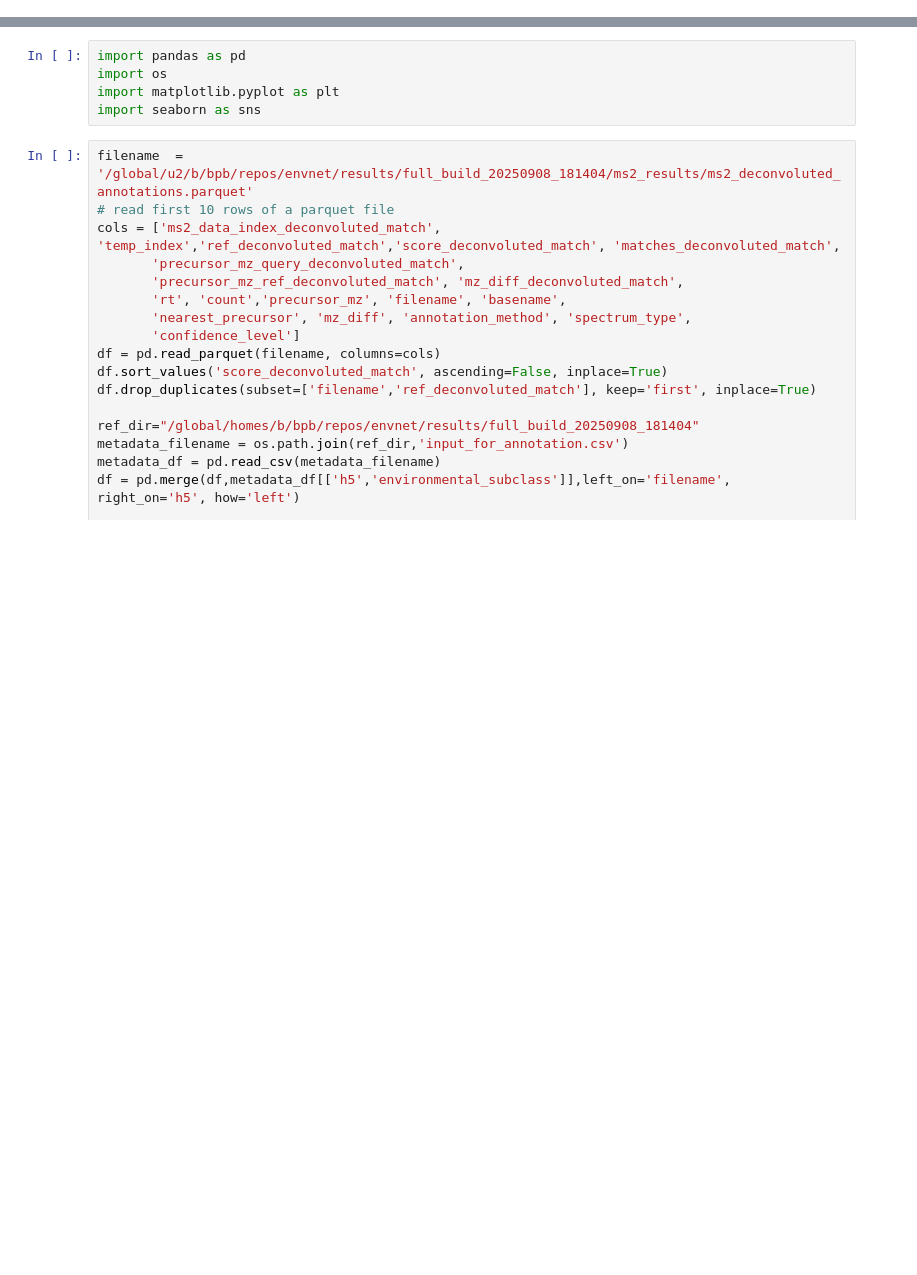
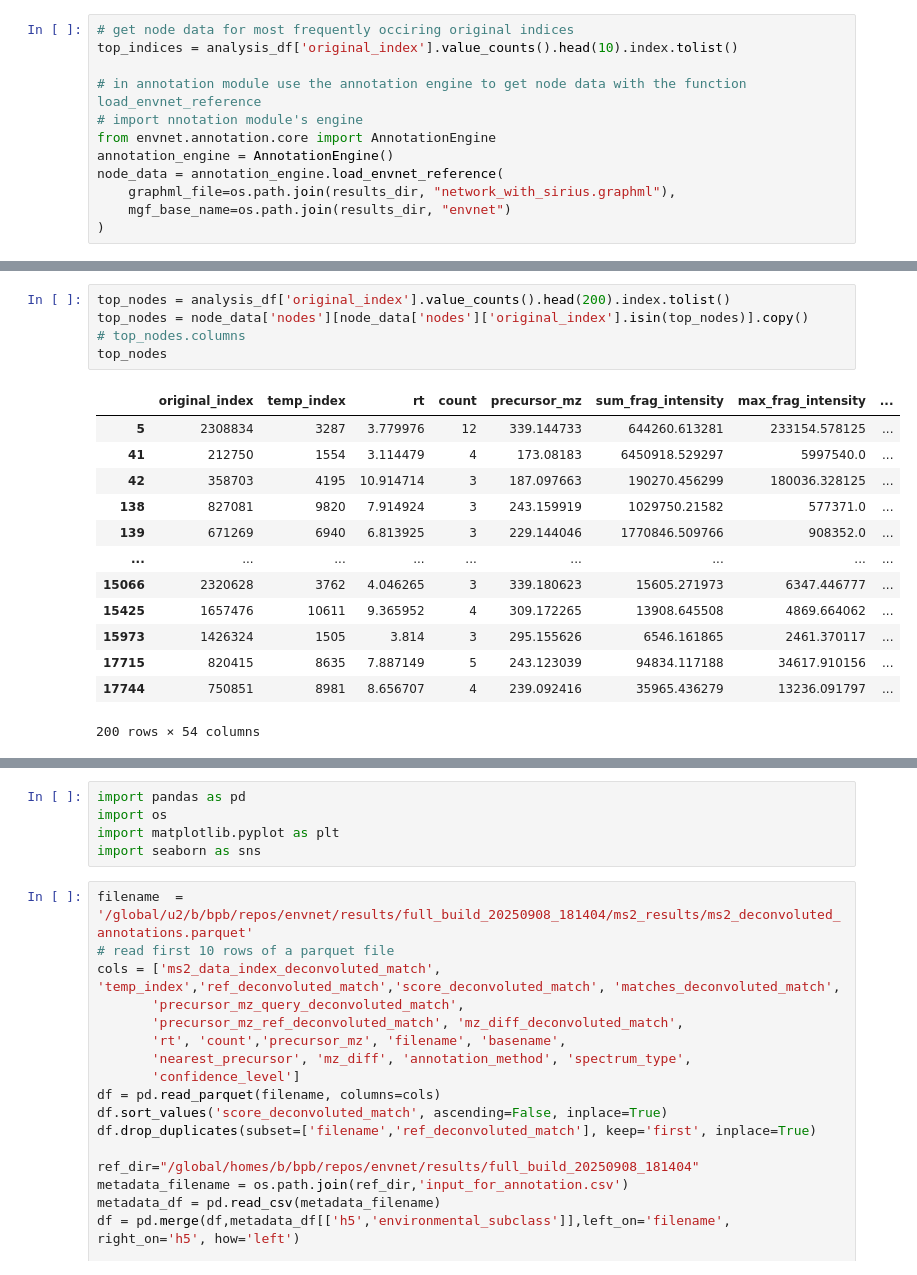
Before and after one commit to biorack/envnet, a Jupyter notebook: notebooks/analyze_environmental_dom_characteristics.ipynb, the cells around one changed output, grey strips where cells are left out. Saved outputs shown, nothing was run; the diff lists cells and outputs as text; blank space fills up the shorter version.

```diff
--- a/notebooks/analyze_environmental_dom_characteristics.ipynb
+++ b/notebooks/analyze_environmental_dom_characteristics.ipynb
@@ -0,0 +137,12 @@
+# %%
+# get node data for most frequently occiring original indices
+top_indices = analysis_df['original_index'].value_counts().head(10).index.tolist()
+
+# in annotation module use the annotation engine to get node data with the function load_envnet_reference
+# import nnotation module's engine
+from envnet.annotation.core import AnnotationEngine
+annotation_engine = AnnotationEngine()
+node_data = annotation_engine.load_envnet_reference(
+    graphml_file=os.path.join(results_dir, "network_with_sirius.graphml"),
+    mgf_base_name=os.path.join(results_dir, "envnet")
+)
@@ -0,0 +155,19 @@
+# %%
+top_nodes = analysis_df['original_index'].value_counts().head(200).index.tolist()
+top_nodes = node_data['nodes'][node_data['nodes']['original_index'].isin(top_nodes)].copy()
+# top_nodes.columns
+top_nodes
+# %% [output]
+|  | original_index | temp_index | rt | count | precursor_mz | sum_frag_intensity | max_frag_intensity | ... |
+| 5 | 2308834 | 3287 | 3.779976 | 12 | 339.144733 | 644260.613281 | 233154.578125 | ... |
+| 41 | 212750 | 1554 | 3.114479 | 4 | 173.08183 | 6450918.529297 | 5997540.0 | ... |
+| 42 | 358703 | 4195 | 10.914714 | 3 | 187.097663 | 190270.456299 | 180036.328125 | ... |
+| 138 | 827081 | 9820 | 7.914924 | 3 | 243.159919 | 1029750.21582 | 577371.0 | ... |
+| 139 | 671269 | 6940 | 6.813925 | 3 | 229.144046 | 1770846.509766 | 908352.0 | ... |
+| ... | ... | ... | ... | ... | ... | ... | ... | ... |
+| 15066 | 2320628 | 3762 | 4.046265 | 3 | 339.180623 | 15605.271973 | 6347.446777 | ... |
+| 15425 | 1657476 | 10611 | 9.365952 | 4 | 309.172265 | 13908.645508 | 4869.664062 | ... |
+| 15973 | 1426324 | 1505 | 3.814 | 3 | 295.155626 | 6546.161865 | 2461.370117 | ... |
+| 17715 | 820415 | 8635 | 7.887149 | 5 | 243.123039 | 94834.117188 | 34617.910156 | ... |
+| 17744 | 750851 | 8981 | 8.656707 | 4 | 239.092416 | 35965.436279 | 13236.091797 | ... |
+200 rows × 54 columns
```
Also changed, not shown: parts of 14 cells of this notebook, 9 other files.
